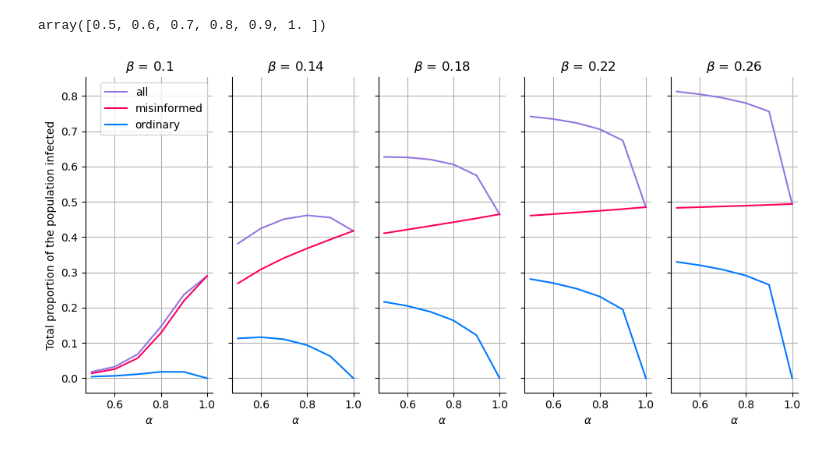
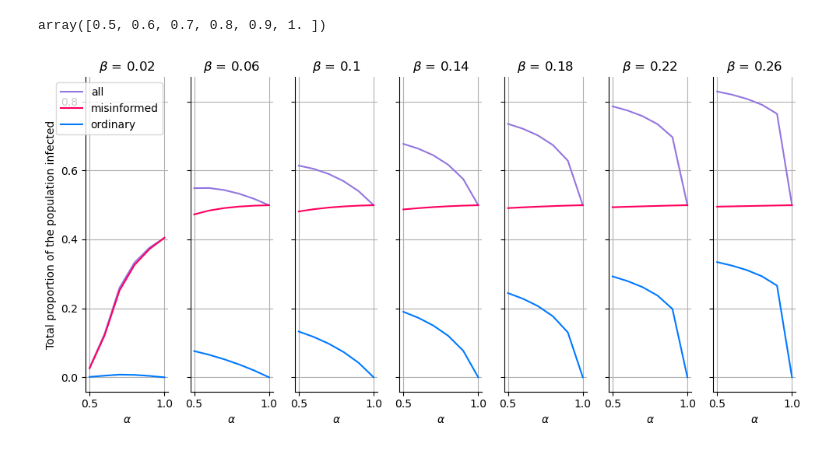
Before and after one commit to mr-devs/mean_field_quals, a Jupyter notebook: notebooks/2023-08-01_homophily_effect_on_misinformed_group.ipynb, the cells around one changed output. Drawn from its saved outputs; the diff is of its cells as text; code cells hidden in the pictures.

Commit message:
add additional analysis of homophily on misinformed group

```diff
--- a/notebooks/2023-08-01_homophily_effect_on_misinformed_group.ipynb
+++ b/notebooks/2023-08-01_homophily_effect_on_misinformed_group.ipynb
@@ -31,7 +31,7 @@ rec_days = 5
 
 # Fixed based on results from previous analyses
 beta = 0.15
-lambduh = 3  # beta_misinformed = lambda * beta_ord
+lambduh = 20  # beta_misinformed = lambda * beta_ord
 
 # Homophily
 alphas = np.arange(0.5, 1.01, 0.1)
@@ -40,7 +40,7 @@ alphas = np.arange(0.5, 1.01, 0.1)
 totals = []  # Total infections
 infection_flows = dict()  # Daily infections
 
-betas = np.arange(.1,.41,.04)
+betas = np.arange(.02,.41,.04)
 
 # Run simulations
 for beta in betas:
@@ -136,8 +136,8 @@ group_color_map = {
 }
 
 source = total_infected_df[
-    (total_infected_df['beta'] < .27) & \
-    (total_infected_df['alpha'] < 1)
+    (total_infected_df['beta'] < .27)
+#     & (total_infected_df['alpha'] < 1)
 ]
 
 betas = source['beta'].unique()
@@ -163,31 +163,31 @@ for col, beta in enumerate(betas):
         label = "all",
         color = group_color_map["all"]
     )
     ax[col].plot(
         temp_df['alpha'],
         temp_df['misinformed'],
         label = "misinformed",
         color = group_color_map["misinformed"]
     )
     ax[col].plot(
         temp_df['alpha'],
         temp_df['ordinary'],
         label = "ordinary",
         color = group_color_map["ordinary"]
     )
     ax[col].set_xlabel(r"$\alpha$")
 
     ax[col].set_title(r'$\beta$ = '+f'{np.round(beta,2)}')
 
     ax[col].grid()
     ax[col].spines['top'].set_visible(False)
     ax[col].spines['right'].set_visible(False)
 
 
 ax[0].set_ylabel("Total proportion of the population infected")
 
 ax[0].legend()
 
 plt.tight_layout()
 # %% [output]
-[figure, old version]
+[figure, new version]
```
Also changed, not shown: parts of 3 cells of this notebook, 6 other files.
